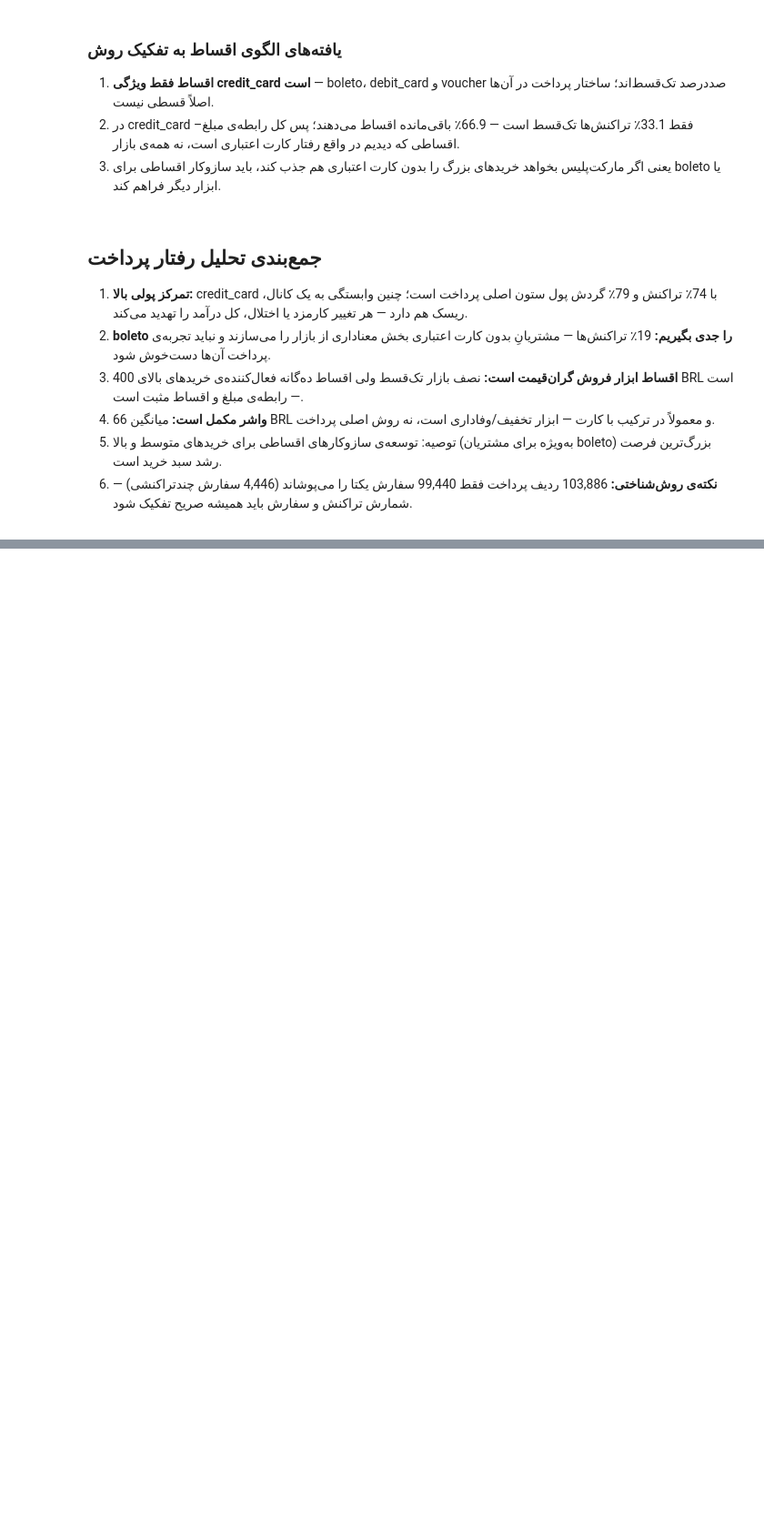
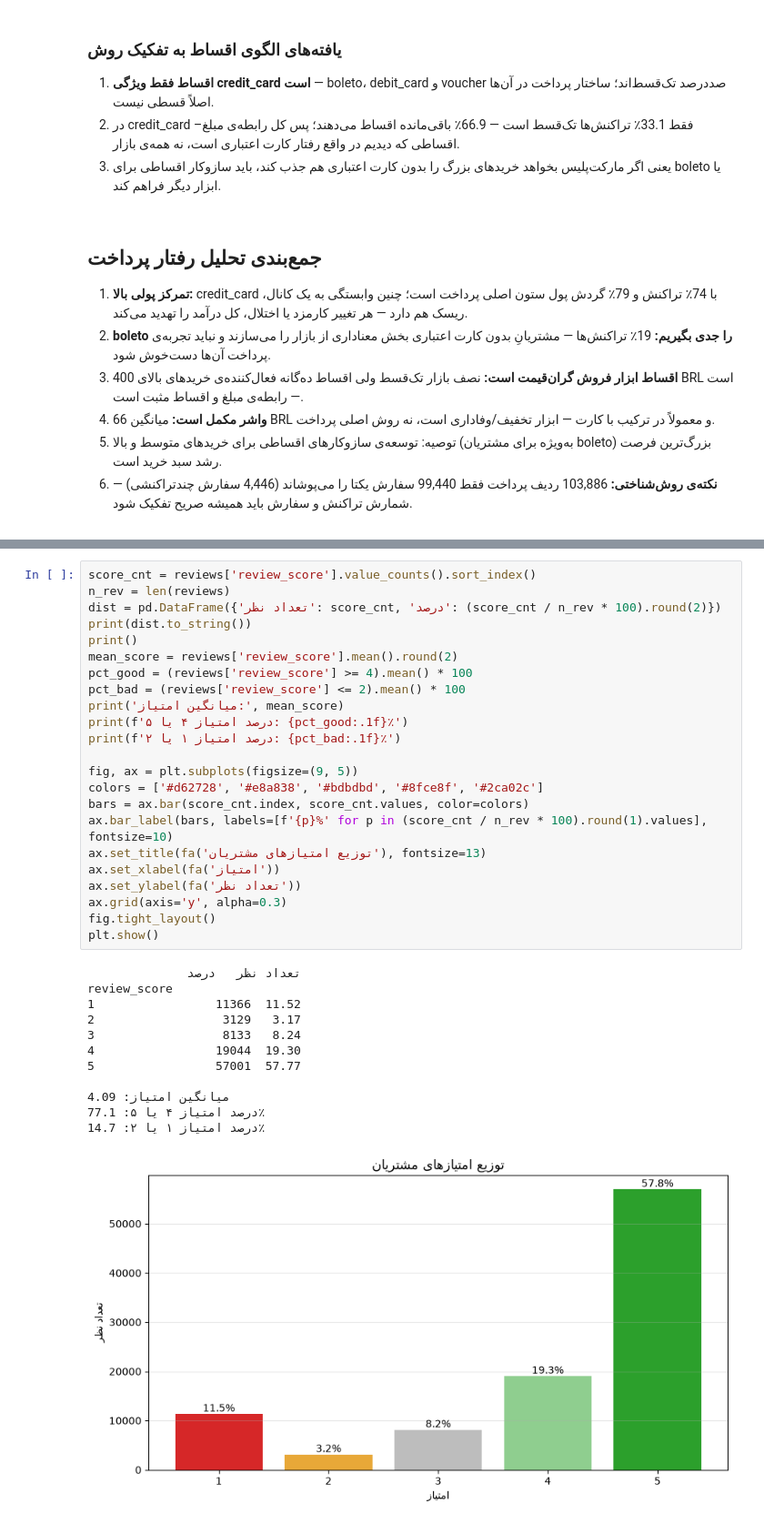
Before and after one commit to arashalidadi/olist-pro, a Jupyter notebook: olist_analysis.ipynb, the cells around one changed output, grey strips where cells are left out. Shown at 91% size. Saved outputs shown, nothing was run; the diff lists cells and outputs as text; blank space fills up the shorter version.

```diff
--- a/olist_analysis.ipynb
+++ b/olist_analysis.ipynb
@@ -2615,0 +2640,36 @@ month
+# %%
+score_cnt = reviews['review_score'].value_counts().sort_index()
+n_rev = len(reviews)
+dist = pd.DataFrame({'تعداد نظر': score_cnt, 'درصد': (score_cnt / n_rev * 100).round(2)})
+print(dist.to_string())
+print()
+mean_score = reviews['review_score'].mean().round(2)
+pct_good = (reviews['review_score'] >= 4).mean() * 100
+pct_bad = (reviews['review_score'] <= 2).mean() * 100
+print('میانگین امتیاز:', mean_score)
+print(f'درصد امتیاز ۴ یا ۵: {pct_good:.1f}٪')
+print(f'درصد امتیاز ۱ یا ۲: {pct_bad:.1f}٪')
+
+fig, ax = plt.subplots(figsize=(9, 5))
+colors = ['#d62728', '#e8a838', '#bdbdbd', '#8fce8f', '#2ca02c']
+bars = ax.bar(score_cnt.index, score_cnt.values, color=colors)
+ax.bar_label(bars, labels=[f'{p}%' for p in (score_cnt / n_rev * 100).round(1).values], fontsize=10)
+ax.set_title(fa('توزیع امتیازهای مشتریان'), fontsize=13)
+ax.set_xlabel(fa('امتیاز'))
+ax.set_ylabel(fa('تعداد نظر'))
+ax.grid(axis='y', alpha=0.3)
+fig.tight_layout()
+plt.show()
+# %% [output]
+              تعداد نظر   درصد
+review_score
+1                 11366  11.52
+2                  3129   3.17
+3                  8133   8.24
+4                 19044  19.30
+5                 57001  57.77
+
+میانگین امتیاز: 4.09
+درصد امتیاز ۴ یا ۵: 77.1٪
+درصد امتیاز ۱ یا ۲: 14.7٪
+[figure, added]
```
Also changed, not shown: parts of 38 cells of this notebook, 1 other file.
